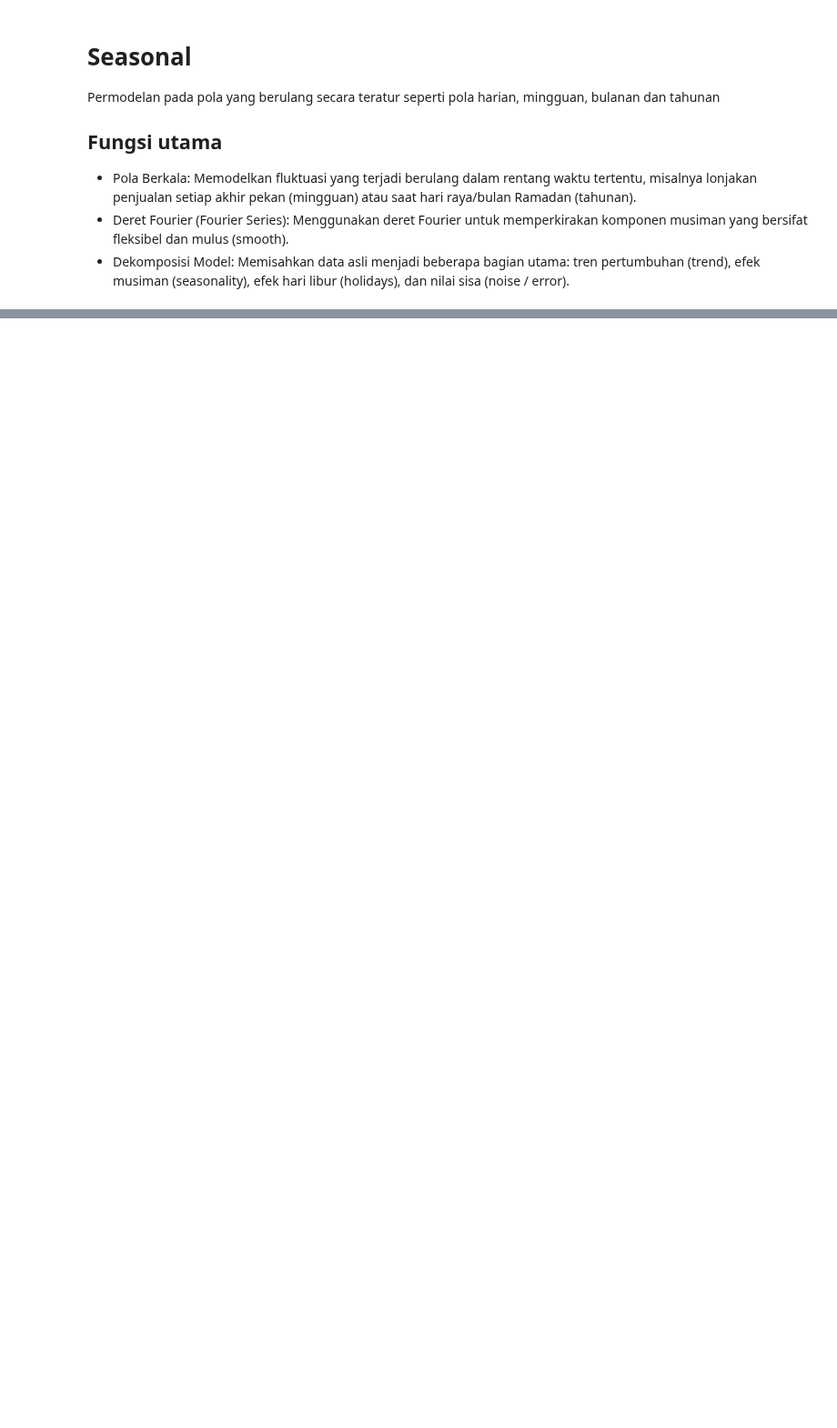
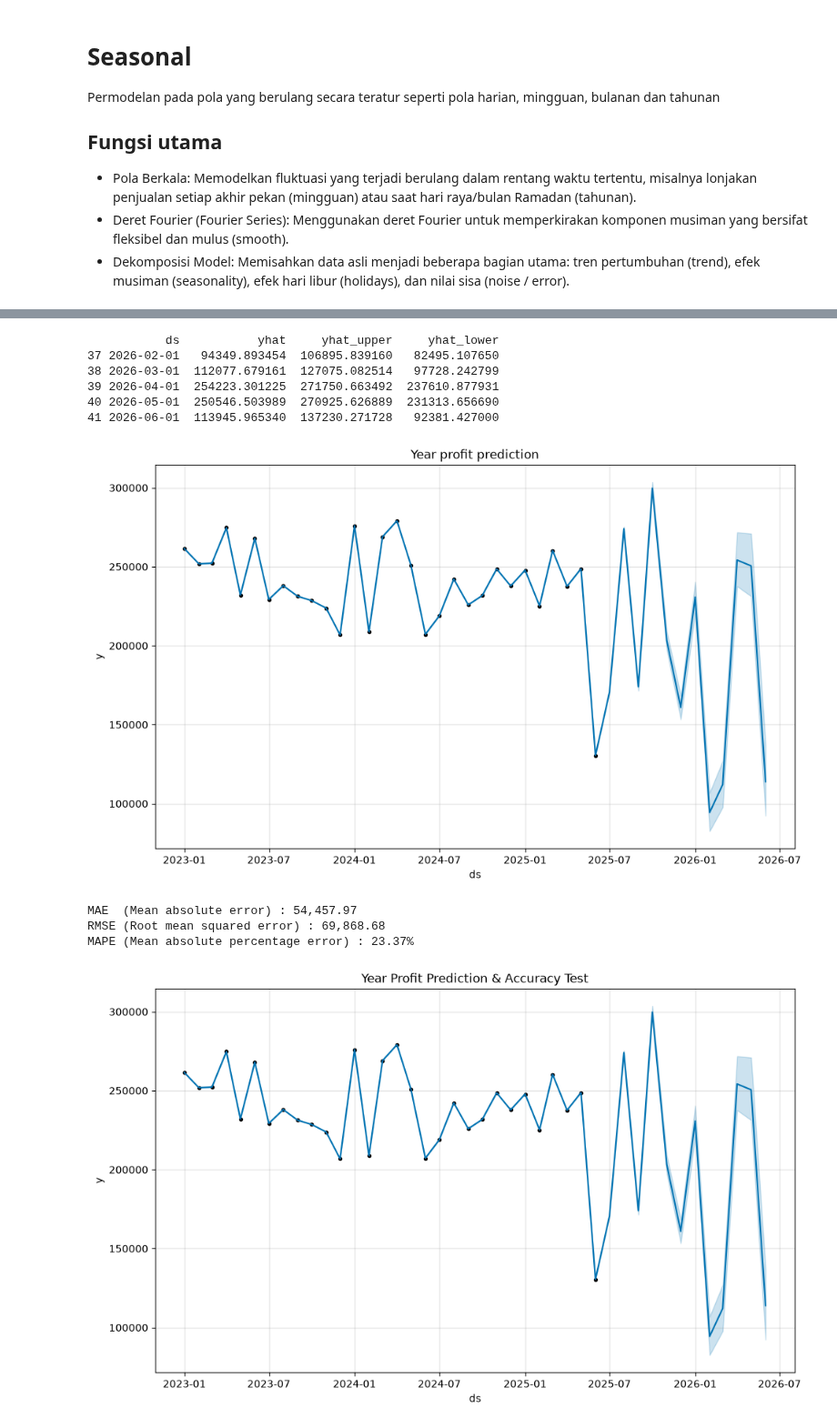
Before and after one commit to ronnifadhlillah/Notes, a Jupyter notebook: Prediction/prophet-general.ipynb, the cells around one changed output, grey strips where cells are left out. Shown at 91% size. Drawn from its saved outputs; the diff is of its cells as text; code cells hidden in the pictures; blank space fills up the shorter version.

```diff
--- a/Prediction/prophet-general.ipynb
+++ b/Prediction/prophet-general.ipynb
@@ -197,11 +197,11 @@ import matplotlib.pyplot as plt
 from prophet import Prophet
 from sklearn.metrics import mean_absolute_error, mean_squared_error
 
-df=pd.read_csv("../../DATASET/real_world_sales_dataset_5000.csv",header=0)
+df=pd.read_csv("../real_world_sales_dataset_5000.csv", header=0)
 
 df["Order_Date"]=pd.to_datetime(df["Order_Date"],format="%d-%m-%y") # .dt.to_period("M").dt.to_timestamp()
 # dfA=df.groupby(["Order_Date"])["Profit"].sum()
-dfA=df.groupby(pd.Grouper(key="Order_date",freq="MS"))["Profit"].sum()
+dfA=df.groupby(pd.Grouper(key="Order_Date",freq="MS"))["Profit"].sum()
 dfA=dfA.reset_index()
 
 dfA = dfA.rename(columns={"Order_Date": "ds", "Profit": "y"})
@@ -243,3 +243,4 @@ plt.show()
 # MAE  (Mean absolute error) : 189,541.90
 # RMSE (Root mean squared error) : 237,543.70
 # MAPE (Mean absolute percentage error) : 81.90%
+# %% [output]
@@ -245,0 +249,11 @@ plt.show()
+           ds           yhat     yhat_upper     yhat_lower
+37 2026-02-01   94349.893454  106895.839160   82495.107650
+38 2026-03-01  112077.679161  127075.082514   97728.242799
+39 2026-04-01  254223.301225  271750.663492  237610.877931
+40 2026-05-01  250546.503989  270925.626889  231313.656690
+41 2026-06-01  113945.965340  137230.271728   92381.427000
+[figure, added]
+MAE  (Mean absolute error) : 54,457.97
+RMSE (Root mean squared error) : 69,868.68
+MAPE (Mean absolute percentage error) : 23.37%
+[figure, added]
```
Also changed, not shown: parts of 1 cell of this notebook.
